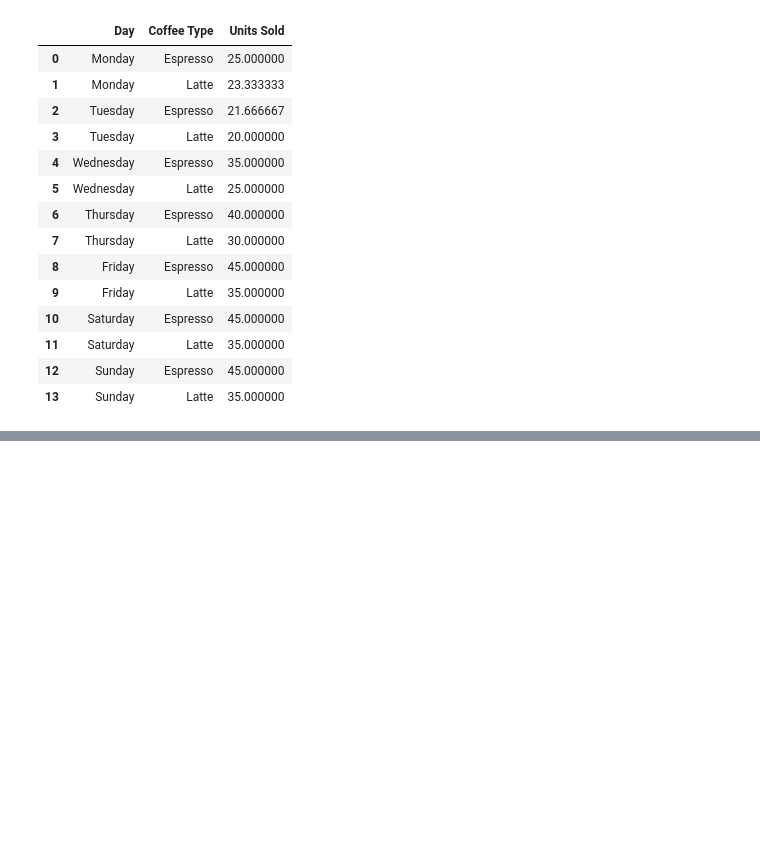
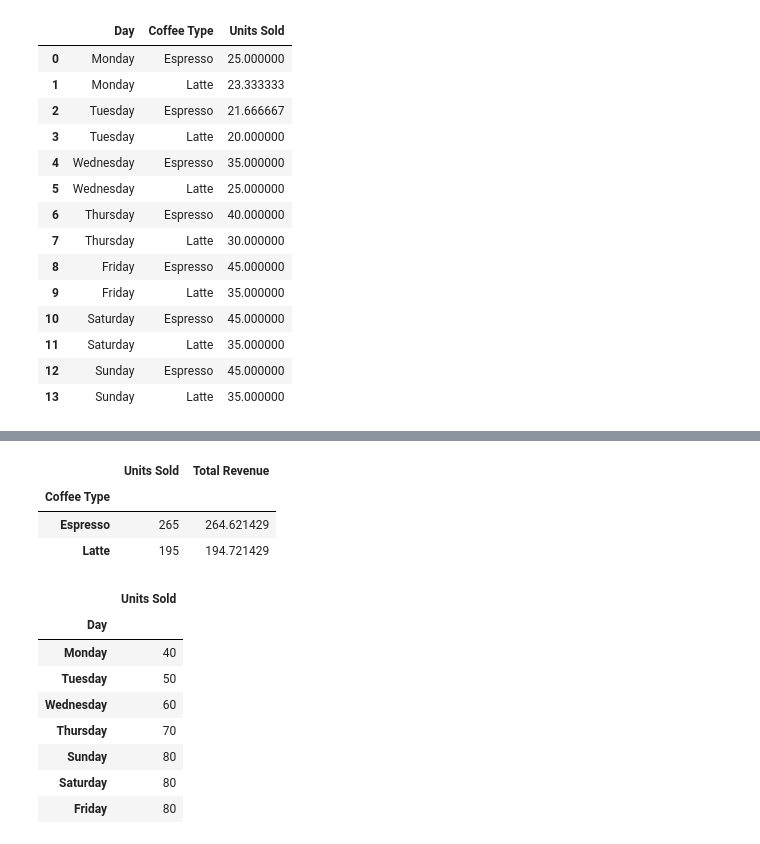
Before and after one commit to omkarpatole1799/numpy, a Jupyter notebook: pandas.ipynb, the cells around one changed output, grey strips where cells are left out. Cells and saved outputs as stored; diff of their text form; code cells hidden in the pictures; blank space fills up the shorter version.

```diff
--- a/pandas.ipynb
+++ b/pandas.ipynb
@@ -1004,0 +1149,11 @@ df_coffee
+# %%
+# add price column in df_coffee
+df_coffee["Price"] = np.where(df_coffee['Coffee Type'] == 'Expresso',3.99, 6.99)
+print(df_coffee
+      )
+
+# add a column total revenue
+df_coffee["Total Revenue"] = df_coffee["Units Sold"] * df_coffee["Price"]
+
+print(df_coffee
+      )
@@ -1004,0 +1178,27 @@ df_coffee
+# %%
+# aggreggate by multiple columns
+# .agg function
+df_coffee.groupby('Coffee Type').agg({
+  "Units Sold": "sum",
+  "Total Revenue": "mean"
+})
+# %% [output]
+|  | Units Sold | Total Revenue |
+| Coffee Type |  |  |
+| Espresso | 265 | 264.621429 |
+| Latte | 195 | 194.721429 |
+# %%
+# calcluate sum per day
+df_coffee.groupby("Day").agg({
+  "Units Sold": "sum"
+}).sort_values(by="Units Sold")
+# %% [output]
+|  | Units Sold |
+| Day |  |
+| Monday | 40 |
+| Tuesday | 50 |
+| Wednesday | 60 |
+| Thursday | 70 |
+| Sunday | 80 |
+| Saturday | 80 |
+| Friday | 80 |
```
Also changed, not shown: parts of 11 cells of this notebook.
